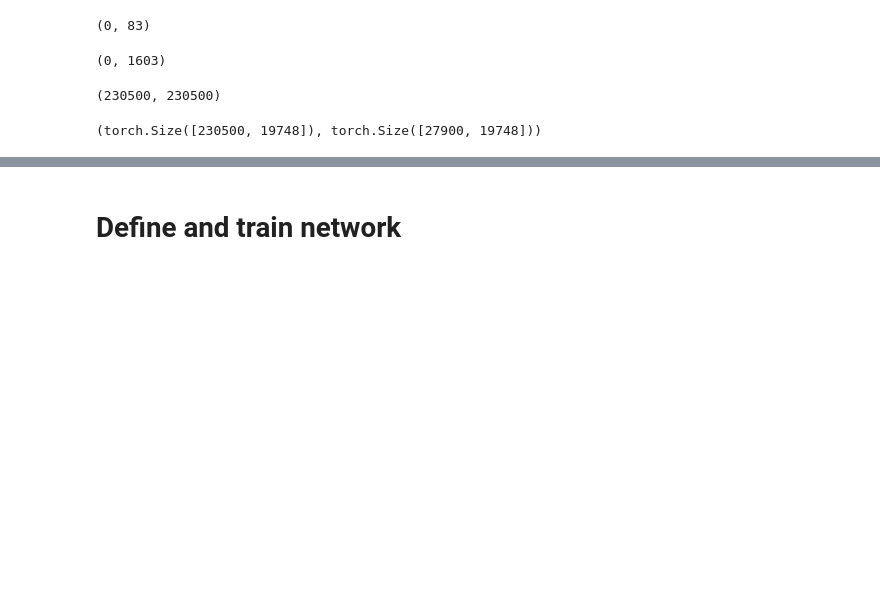
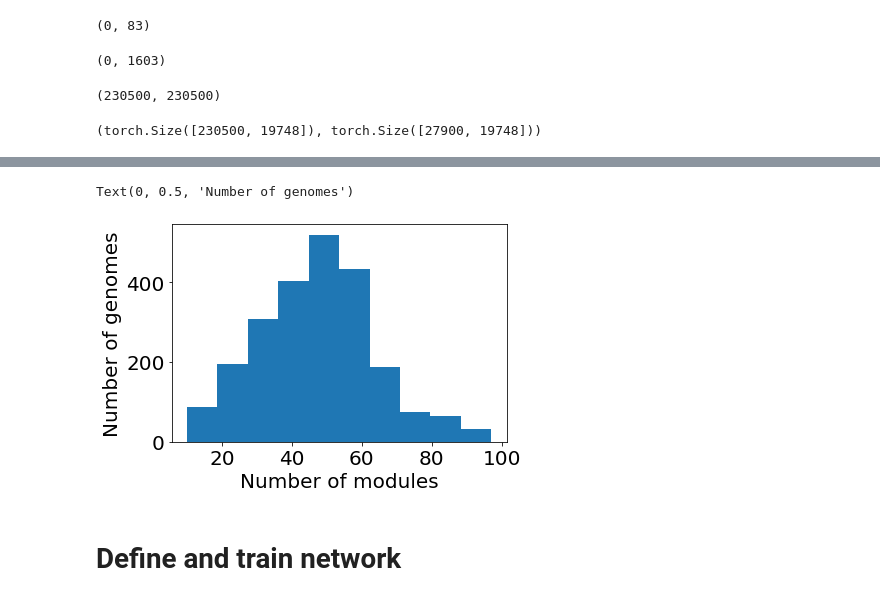
Before and after one commit to natasha-dudek/DeepGenomeVector, a Jupyter notebook: main.ipynb, the cells around one changed output, grey strips where cells are left out. Drawn from its saved outputs; the diff is of its cells as text; code cells hidden in the pictures; blank space fills up the shorter version.

```diff
--- a/main.ipynb
+++ b/main.ipynb
@@ -294,3 +330,16 @@ corrupted_train.shape, corrupted_test.shape
+# %%
+# How many modules are there per training genome?
+from collections import defaultdict
+mods_count = defaultdict(int)
+for org in org_to_mod_to_kos:
+    if org in c_train_genomes:
+        mods_count[org] = len(org_to_mod_to_kos[org])
+plt.hist(mods_count.values())
+plt.xlabel('Number of modules')
+plt.ylabel('Number of genomes')
+# %% [output]
+Text(0, 0.5, 'Number of genomes')
+[figure, added]
 # %% [markdown]
 # Define and train network
 # %%
```
Also changed, not shown: parts of 102 cells of this notebook, 6 other files.
